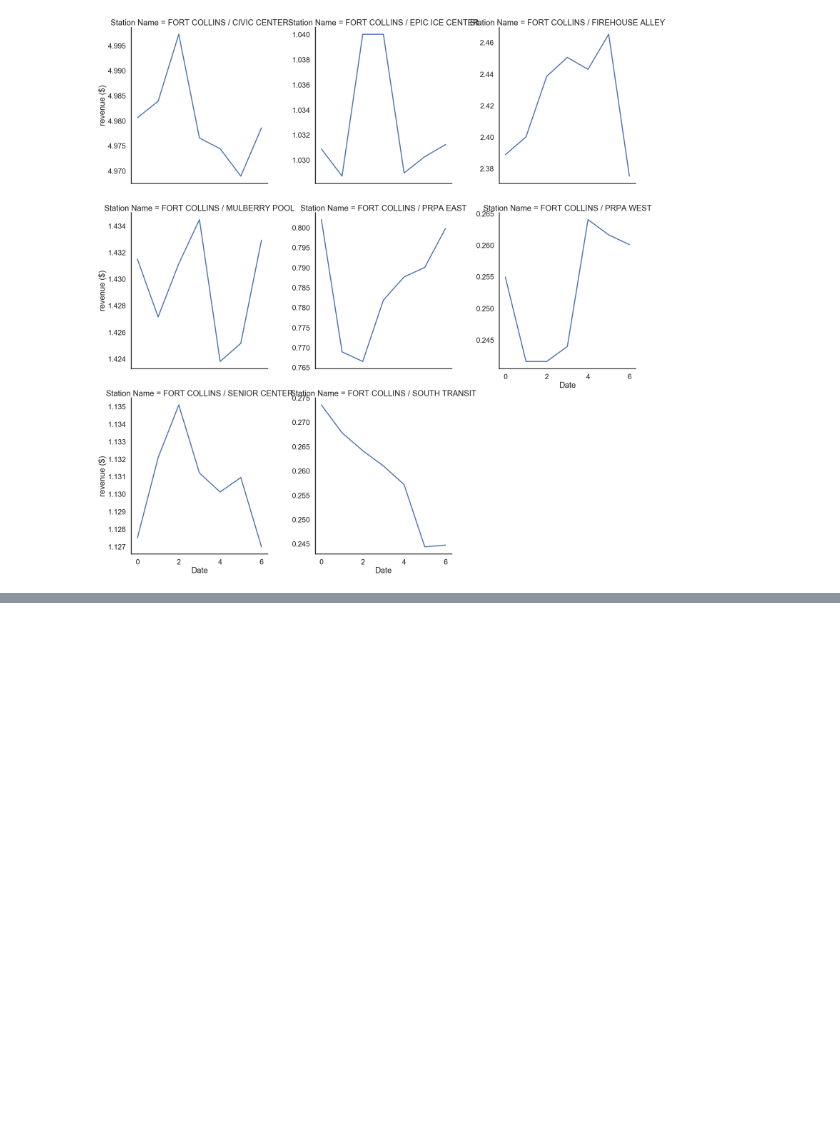
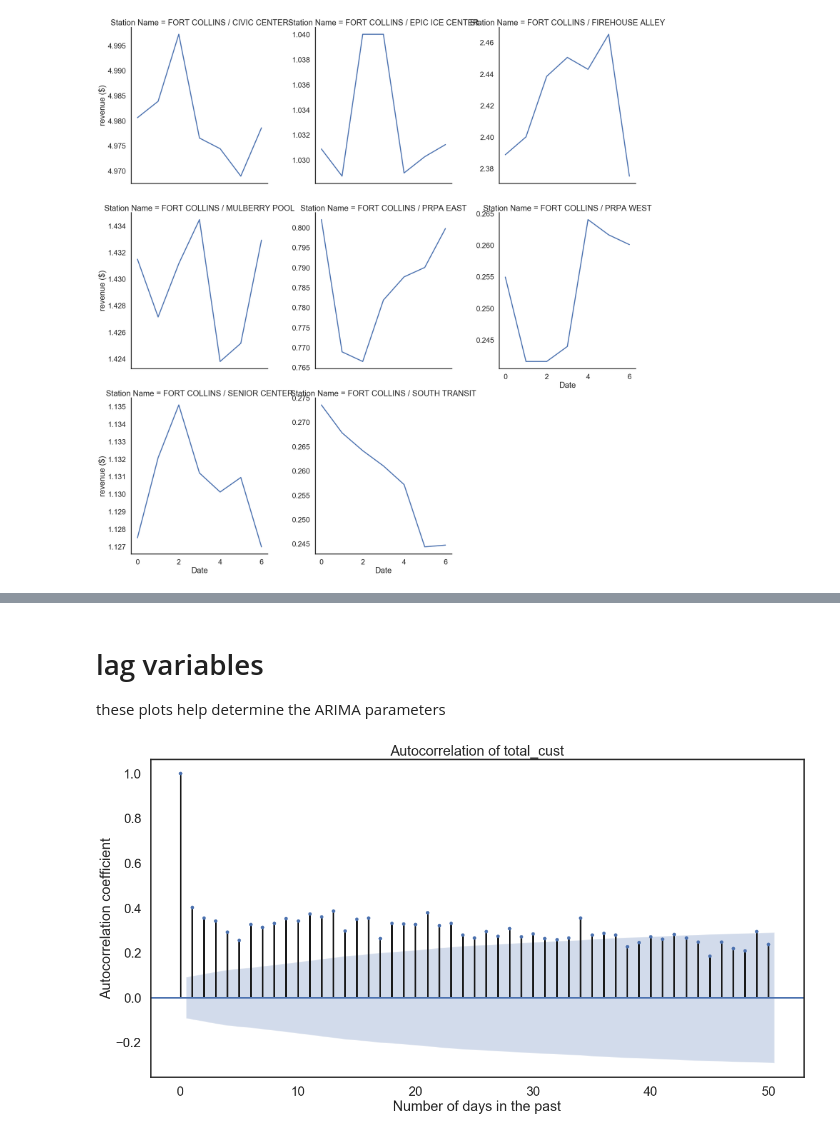
Before and after one commit to davidfox87/EV_forecasting, a Jupyter notebook: EDA.ipynb, the cells around one changed output, grey strips where cells are left out. Cells and saved outputs as stored; diff of their text form; code cells hidden in the pictures; blank space fills up the shorter version.

```diff
--- a/EDA.ipynb
+++ b/EDA.ipynb
@@ -228,0 +450,3 @@ g.map(sns.lineplot, "Date", "revenue ($)")
+# %% [markdown]
+# lag variables
+these plots help determine the ARIMA parameters
@@ -228,0 +455,7 @@ g.map(sns.lineplot, "Date", "revenue ($)")
+# %%
+plot_acf(df3['Net Revenue'], lags=50, title='Autocorrelation of total_cust',)
+plt.xlabel('Number of days in the past')
+plt.ylabel('Autocorrelation coefficient')
+plt.show()
+# %% [output]
+[figure, added]
```
Also changed, not shown: parts of 44 cells of this notebook.
